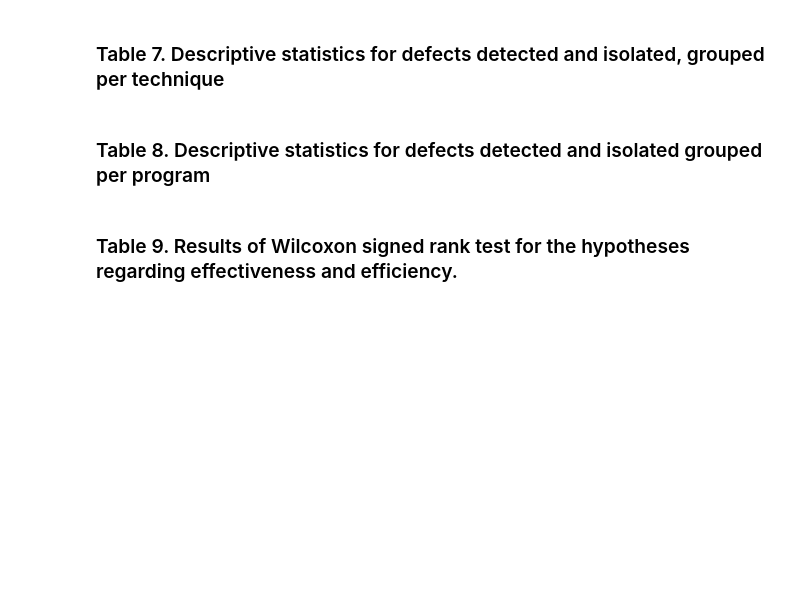
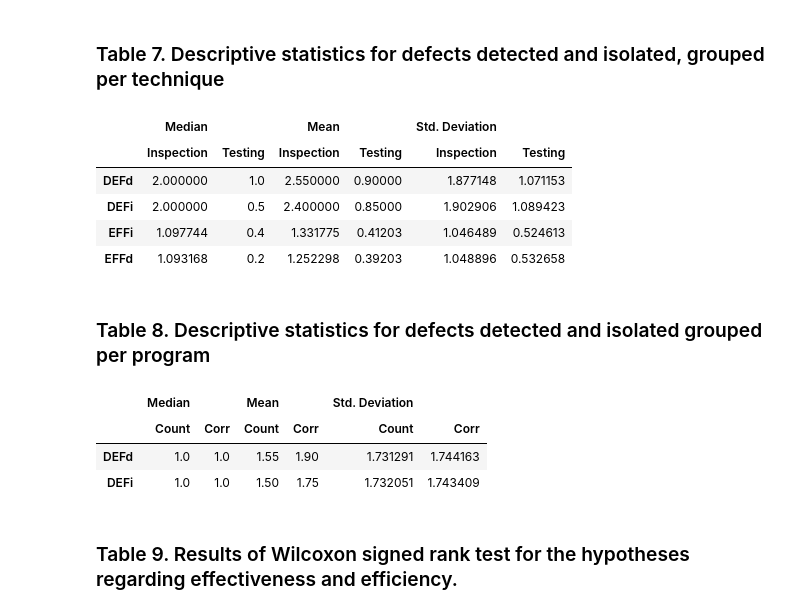
Before and after one commit to hdahlber/Uni_2024_2025, a Jupyter notebook: Research_Methods/Assignment_6/Assignment_6.ipynb, the cells around one changed output. Cells and saved outputs as stored; diff of their text form; code cells hidden in the pictures; blank space fills up the shorter version.

```diff
--- a/Research_Methods/Assignment_6/Assignment_6.ipynb
+++ b/Research_Methods/Assignment_6/Assignment_6.ipynb
@@ -54,4 +59,40 @@ plt.show()
 # %% [markdown]
 ### Table 7. Descriptive statistics for defects detected and isolated, grouped per technique
+# %%
+def genrate_summary(grouped,name):
+    summary_row = pd.DataFrame({
+    ("Median", "Inspection"): [grouped.median().get("Inspection")],
+    ("Median", "Testing"): [grouped.median().get("Testing")],
+    ("Mean", "Inspection"): [grouped.mean().get("Inspection")],
+    ("Mean", "Testing"): [grouped.mean().get("Testing")],
+    ("Std. Deviation", "Inspection"): [grouped.std().get("Inspection")],
+    ("Std. Deviation", "Testing"): [grouped.std().get("Testing")]
+    }, index=[name])
+
+    return summary_row
+# %%
+DEFd= genrate_summary(data.groupby("Treatment")["Defects detected"],"DEFd")
+DEFi= genrate_summary(data.groupby("Treatment")["Defect isolated"],"DEFi")
+
+data_effect = data.copy()
+eff_d = 60 * data["Defect isolated"] / data["Time"]
+eff_i = 60 * data["Defects detected"] / data["Time"]
+
+data_effect["Defects detected"] = eff_d
+data_effect["Defect isolated"] = eff_i
+
+EFFd= genrate_summary(data_effect.groupby("Treatment")["Defects detected"],"EFFd")
+EFFi= genrate_summary(data_effect.groupby("Treatment")["Defect isolated"],"EFFi")
+
+summary_df = pd.concat([DEFd, DEFi,EFFi,EFFd])
+
+summary_df
+# %% [output]
+|  | Median |  | Mean |  | Std. Deviation |  |
+|  | Inspection | Testing | Inspection | Testing | Inspection | Testing |
+| DEFd | 2.000000 | 1.0 | 2.550000 | 0.90000 | 1.877148 | 1.071153 |
+| DEFi | 2.000000 | 0.5 | 2.400000 | 0.85000 | 1.902906 | 1.089423 |
+| EFFi | 1.097744 | 0.4 | 1.331775 | 0.41203 | 1.046489 | 0.524613 |
+| EFFd | 1.093168 | 0.2 | 1.252298 | 0.39203 | 1.048896 | 0.532658 |
 # %% [markdown]
 ### Table 8. Descriptive statistics for defects detected and isolated grouped per program
@@ -58,2 +111,14 @@ plt.show()
+# %%
+DEFd_prog= genrate_summary_prog(data.groupby("Program")["Defects detected"],"DEFd")
+DEFi_prog= genrate_summary_prog(data.groupby("Program")["Defect isolated"],"DEFi")
+
+summary_df = pd.concat([DEFd_prog,DEFi_prog])
+
+summary_df
+# %% [output]
+|  | Median |  | Mean |  | Std. Deviation |  |
+|  | Count | Corr | Count | Corr | Count | Corr |
+| DEFd | 1.0 | 1.0 | 1.55 | 1.90 | 1.731291 | 1.744163 |
+| DEFi | 1.0 | 1.0 | 1.50 | 1.75 | 1.732051 | 1.743409 |
 # %% [markdown]
 ### Table 9. Results of Wilcoxon signed rank test for the hypotheses regarding effectiveness and efficiency.
```
Also changed, not shown: parts of 12 cells of this notebook.
